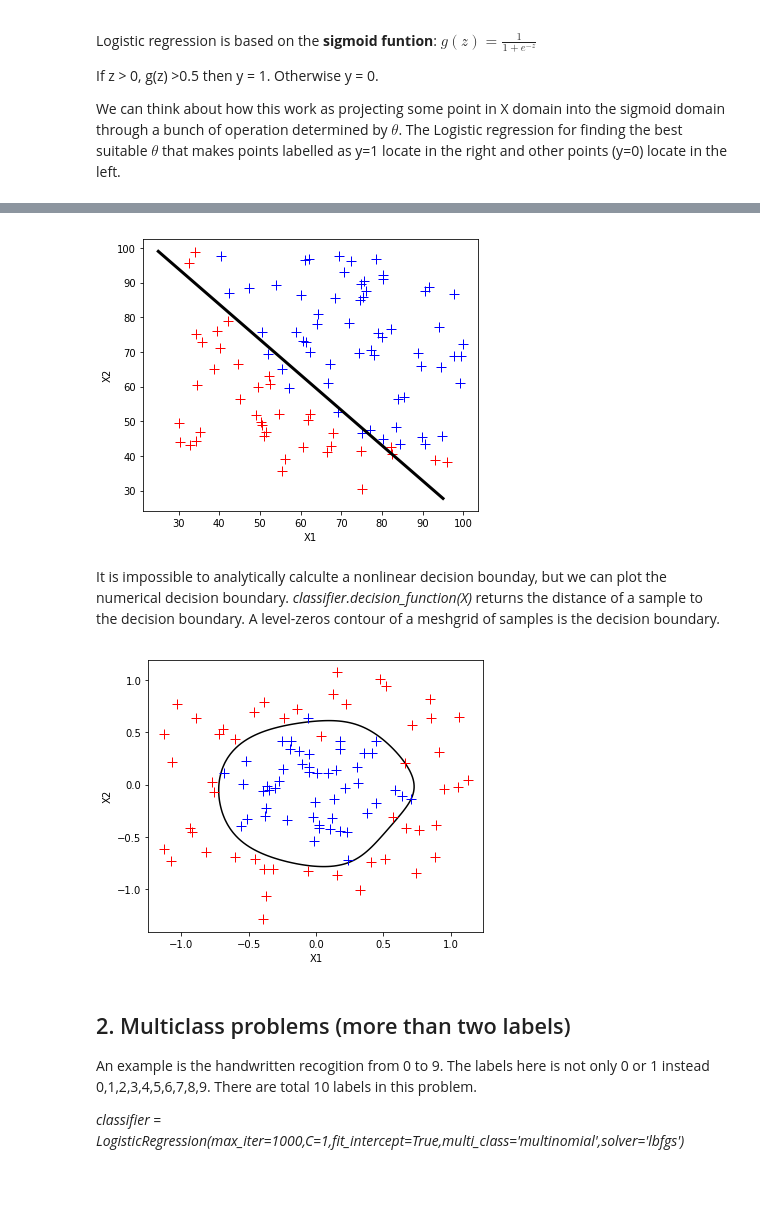
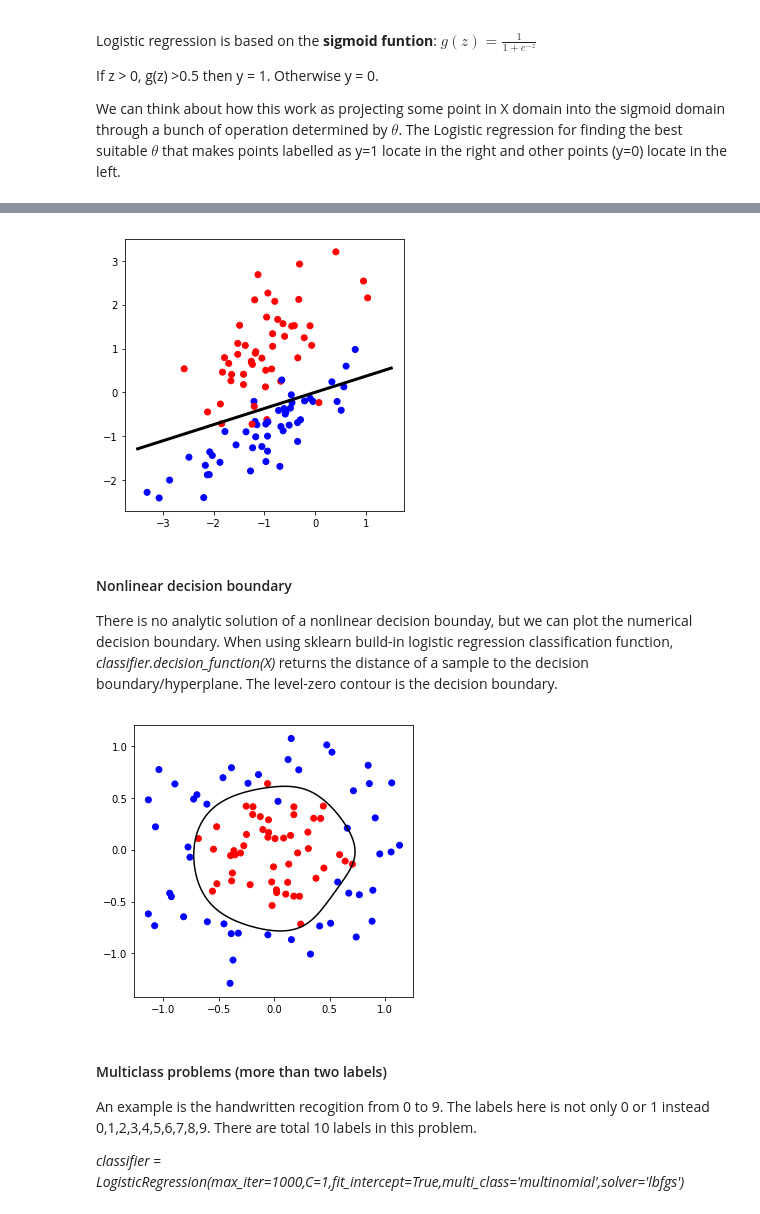
Before and after one commit to jeremy-xx/logistic-regression, a Jupyter notebook: logistic_regression.ipynb, the cells around one changed output, grey strips where cells are left out. Saved outputs shown, nothing was run; the diff lists cells and outputs as text; code cells hidden in the pictures; blank space fills up the shorter version.

```diff
--- a/logistic_regression.ipynb
+++ b/logistic_regression.ipynb
@@ -48,0 +64,12 @@ plt.show()
+# %%
+X,y =make_classification(n_samples=100, n_features=2, n_informative=2, n_redundant=0,
+                         n_classes=2, n_clusters_per_class=1,
+                         random_state=20)
+
+Y = y[:,np.newaxis]
+
+plt.figure(figsize=(5,5))
+plt.scatter(X[:,0],X[:,1],c=y,cmap=plt.get_cmap('bwr'))
+plt.xlabel('feature 1')
+plt.ylabel('feature 2')
+plt.show()
@@ -53,35 +104,28 @@ We can analytically calculate the decision boundary of a linear decision boudary
 # %%
-classifier = LogisticRegression(C=100,solver='lbfgs',penalty='l2')
+classifier = LogisticRegression(C=100,solver='lbfgs',penalty='l2',fit_intercept=False)
 # note : super large C means no penalty
 classifier.fit(X,y)
 
 # analytical decision boundary using coef_ - not a generalized method
-b1 = np.linspace(25,95,100)
+b1 = np.linspace(-3.5,1.5,100)
 b2 = -(classifier.intercept_ + classifier.coef_[0,0]*b1)/classifier.coef_[0,1]
 
-
-plt.figure(figsize=(6,5))
-plt.plot(X1[idx1],X2[idx1],'b+',markersize=10)
-plt.plot(X1[idx0],X2[idx0],'r+',markersize=10)
+plt.figure(figsize=(5,5))
+plt.scatter(X[:,0],X[:,1],c=y,cmap=plt.get_cmap('bwr'))
 plt.plot(b1,b2,'k-',linewidth=3)
-plt.xlabel('X1')
-plt.ylabel('X2')
 plt.show()
 # %% [output]
-[figure, old version]
+[figure, new version]
 # %% [markdown]
-It is impossible to analytically calculte a nonlinear decision bounday, but we can plot the numerical decision boundary. *classifier.decision_function(X)* returns the distance of a sample to the decision boundary. A level-zeros contour of a meshgrid of samples is the decision boundary.
+#### Nonlinear decision boundary
+There is no analytic solution of a nonlinear decision bounday, but we can plot the numerical decision boundary. When using sklearn build-in logistic regression classification function, *classifier.decision_function(X)* returns the distance of a sample to the decision boundary/hyperplane. The level-zero contour is the decision boundary.
 # %%
 X, y = make_circles(n_samples=100,
                     noise = 0.2,
                     factor = 0.4,
                     random_state=1)
 
-X1 = X[:,0];
-X2 = X[:,1];
-
-idx1 = y==1
-idx0 = y==0
+Y = y[:,np.newaxis]
 
 ## High-order features of f1,f2, such as f1*f2,f1^2,f1*f2^2
 polynomial_features = PolynomialFeatures(degree=6,include_bias=False)
@@ -89,7 +133,6 @@ X_poly = polynomial_features.fit_transform(X)
 
 classifier = LogisticRegression(C=1000,solver='lbfgs',max_iter=1e4)
 classifier.fit(X_poly,y)
-
 
 # numerical decision boundary / region using predict
 x1_test = np.linspace(-1,1,100)
@@ -104,17 +147,14 @@ p_test = classifier.decision_function(X_test_poly)
 P_test = p_test.reshape(X1_test.shape)
 
 #plt.pcolormesh(X1_, X2_, P, cmap=plt.cm.Paired)
-plt.figure(figsize=(6,5))
-plt.contour(X1_test,X2_test,P_test,0,colors='k')
-plt.plot(X1[idx1],X2[idx1],'b+',markersize=10)
-plt.plot(X1[idx0],X2[idx0],'r+',markersize=10)
-plt.xlabel('X1')
-plt.ylabel('X2')
+plt.figure(figsize=(5,5))
+plt.scatter(X[:,0],X[:,1],c=y,cmap=plt.get_cmap('bwr'))
+plt.contour(X1_test,X2_test,P_test,[0],colors='k')
 plt.show()
 # %% [output]
-[figure, old version]
+[figure, new version]
 # %% [markdown]
-## 2. Multiclass problems (more than two labels)
+#### Multiclass problems (more than two labels)
 An example is the handwritten recogition from 0 to 9. The labels here is not only 0 or 1 instead 0,1,2,3,4,5,6,7,8,9.
 There are total 10 labels in this problem.
 
```
Also changed, not shown: parts of 10 cells of this notebook.
